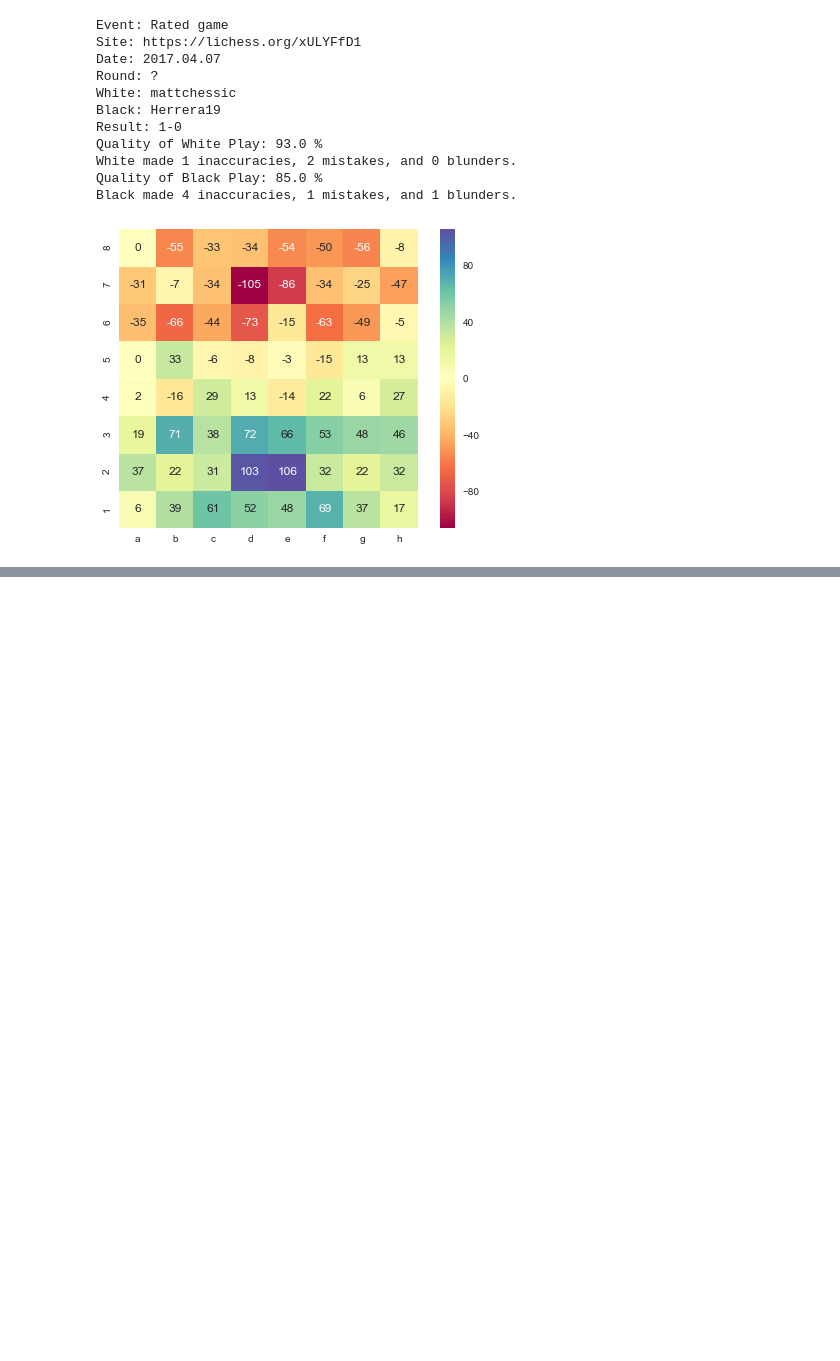
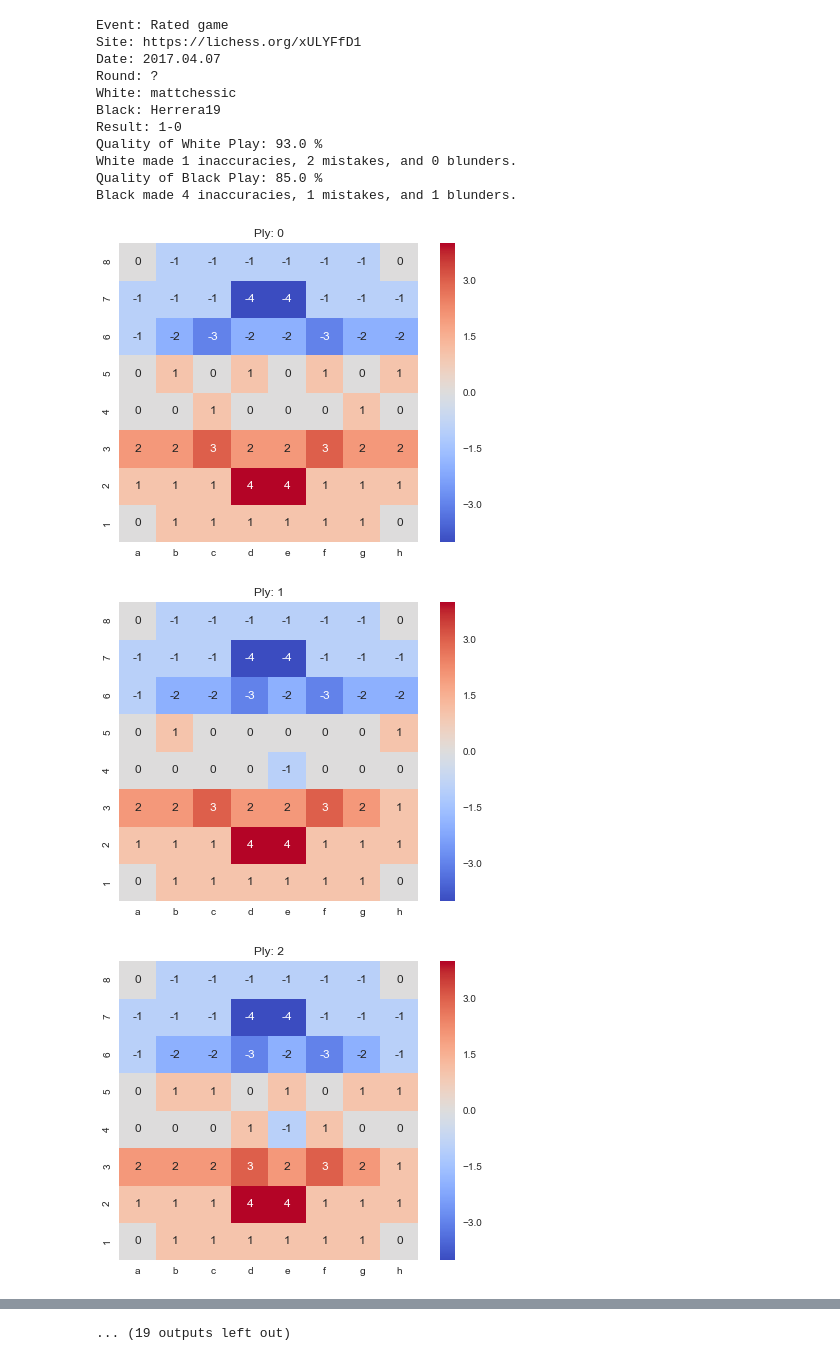
Before and after one commit to mptedesco/python-chess-analysis, a Jupyter notebook: python chess analysis code v 04.ipynb, the cells around one changed output, grey strips where cells are left out. Drawn from its saved outputs; the diff is of its cells as text; code cells hidden in the pictures; blank space fills up the shorter version.

Commit message:
updated heatmap

```diff
--- a/python chess analysis code v 04.ipynb
+++ b/python chess analysis code v 04.ipynb
@@ -667,43 +667,50 @@ White made 1 inaccuracies, 2 mistakes, and 0 blunders.
 Quality of Black Play: 85.0 %
 Black made 4 inaccuracies, 1 mistakes, and 1 blunders.
 # %%
-# Create game control heatmap
-# Sum over all plies of white attackers less black attackers for each square
+# Create game control heatmaps showing board control at each position
+# Sum of white attackers less black attackers for each square
 
 with io.open(path+pgnfile,encoding="utf-8-sig)") as pgnin:
     game = chess.pgn.read_game(pgnin)
 
 board = chess.Board()
 node = game
 
 #establish a dataframe to store my evaluations
 attackedlist = pd.DataFrame(index=range(0,64), columns=range(0,ply))
 attackedmap = pd.DataFrame (index = [8,7,6,5,4,3,2,1],columns =[1,2,3,4,5,6,7,8])
 
 # loop through the game to count for each occupied square for each ply
 ply = 0
 while not node.is_end():
     next_node = node.variations[0]
     node = next_node
     board.push(next_node.move)
     for spacesquare in range(64):
         attackers = len(board.attackers(chess.WHITE, spacesquare))-\
                     len(board.attackers(chess.BLACK, spacesquare))
         attackedlist.set_value(spacesquare,ply,attackers)
     ply += 1
 
+plytotal = ply
 
 attackedlist['sum'] = attackedlist.sum(axis=1)
 
-for spacesquare in range (64):
-    attackedmap.set_value(chess.square_rank(spacesquare)+1, \
-                          chess.square_file(spacesquare)+1,attackedlist.at[spacesquare,'sum'])
+ply = 0
+for ply in range (plytotal):
+    for spacesquare in range (64):
+        attackedmap.set_value(chess.square_rank(spacesquare)+1, \
+                              chess.square_file(spacesquare)+1,attackedlist.iloc[spacesquare, ply])
 
-attackedmap = attackedmap.astype(float)
-attackedmap.columns=['a','b','c','d','e','f','g','h']
+    attackedmap = attackedmap.astype(float)
 
-sns.heatmap(attackedmap, cmap="Spectral", annot = True, fmt = '.0f', square = True)
-plt.show()
+
+    sns.heatmap(attackedmap, cmap="coolwarm", annot = True, fmt = '.0f', square = True, \
+                xticklabels = ['a','b','c','d','e','f','g','h'])
+    plt.title("Ply: "+str(ply))
+    plt.show()
 pgnin.close()
 # %% [output]
-[figure, old version]
+[figure, new version]
+[figure, added]
+[figure, added]
@@ -709,0 +726 @@ pgnin.close()
+... (19 outputs left out)
```
Also changed, not shown: parts of 2 cells of this notebook.
